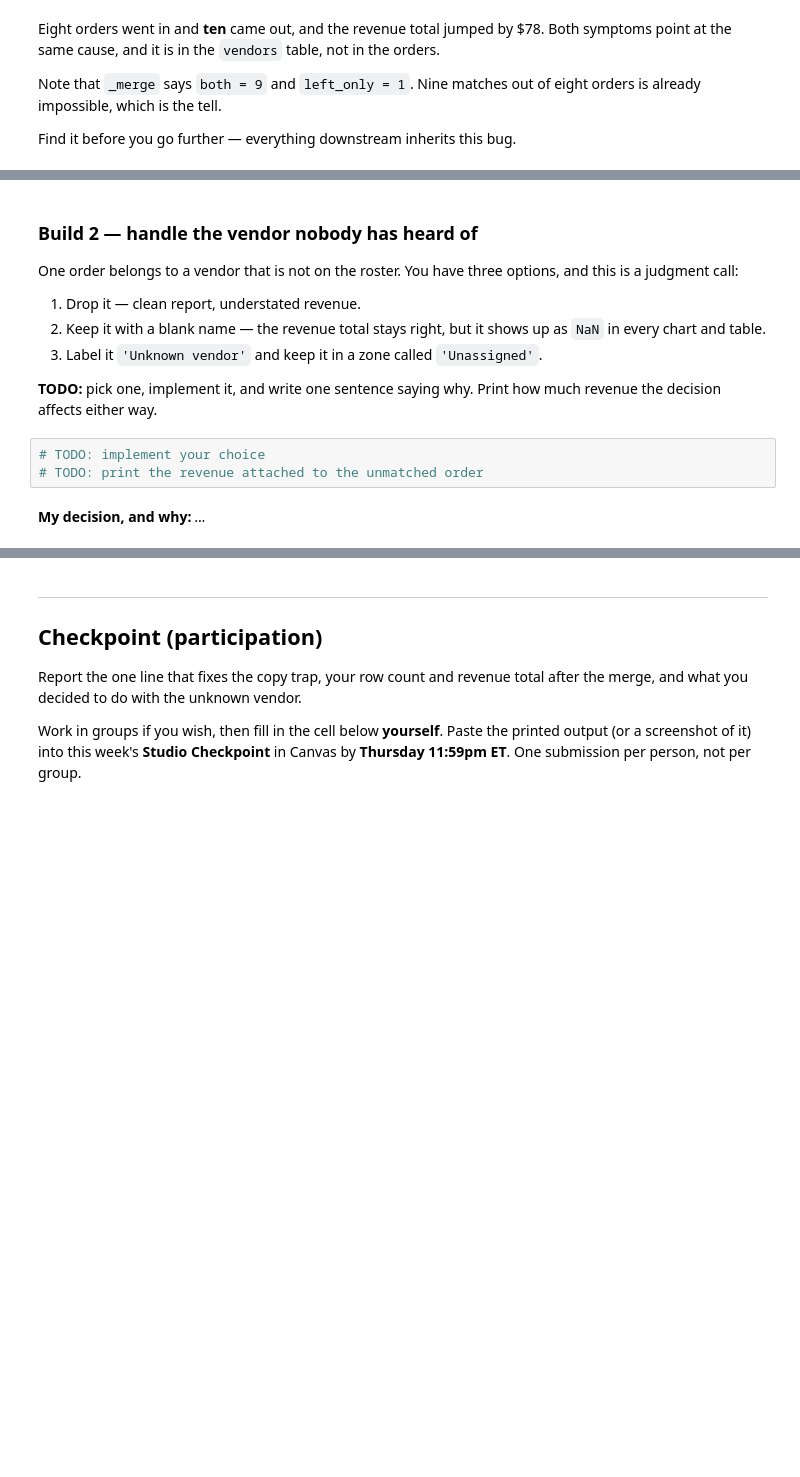
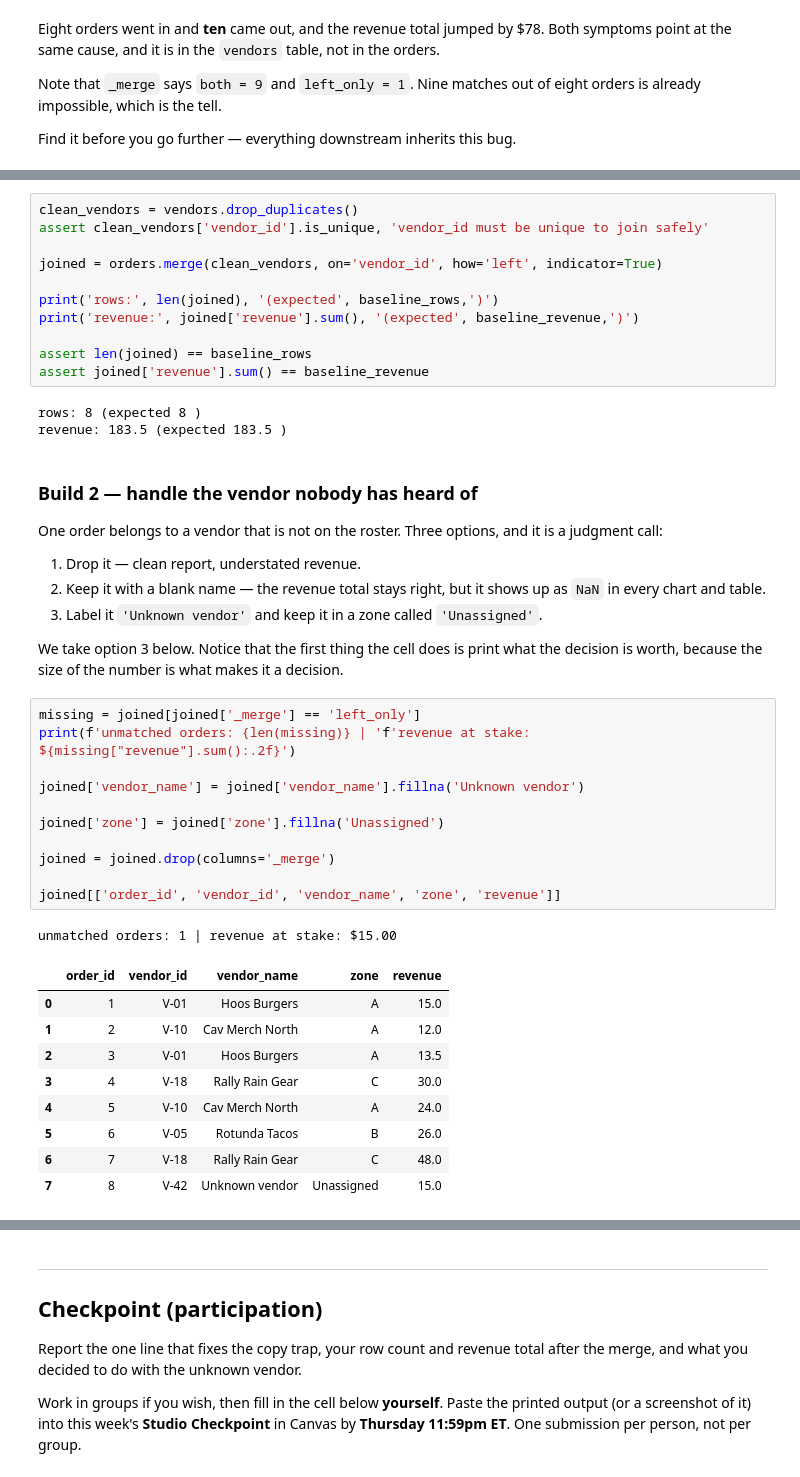
Before and after one commit to ahhill27/ds2002-fa26, a Jupyter notebook: notebooks/03-pandas-cleaning/2026-09-16 — Pandas Core Ops — Studio.ipynb, the cells around one changed output, grey strips where cells are left out. Drawn from its saved outputs; the diff is of its cells as text; blank space fills up the shorter version.

```diff
--- a/notebooks/03-pandas-cleaning/2026-09-16 — Pandas Core Ops — Studio.ipynb
+++ b/notebooks/03-pandas-cleaning/2026-09-16 — Pandas Core Ops — Studio.ipynb
@@ -229,15 +268,46 @@ print('duplicated vendor rows:', vendors.duplicated().sum())
+# %%
+clean_vendors = vendors.drop_duplicates()
+assert clean_vendors['vendor_id'].is_unique, 'vendor_id must be unique to join safely'
+
+joined = orders.merge(clean_vendors, on='vendor_id', how='left', indicator=True)
+
+print('rows:', len(joined), '(expected', baseline_rows,')')
+print('revenue:', joined['revenue'].sum(), '(expected', baseline_revenue,')')
+
+assert len(joined) == baseline_rows
+assert joined['revenue'].sum() == baseline_revenue
+# %% [output]
+rows: 8 (expected 8 )
+revenue: 183.5 (expected 183.5 )
 # %% [markdown]
 ### Build 2 — handle the vendor nobody has heard of
 
-One order belongs to a vendor that is not on the roster. You have three options, and this is a judgment call:
+One order belongs to a vendor that is not on the roster. Three options, and it is a judgment call:
 
 1. Drop it — clean report, understated revenue.
 2. Keep it with a blank name — the revenue total stays right, but it shows up as `NaN` in every chart and table.
 3. Label it `'Unknown vendor'` and keep it in a zone called `'Unassigned'`.
 
-**TODO:** pick one, implement it, and write one sentence saying why. Print how much revenue the decision affects either way.
+We take option 3 below. Notice that the first thing the cell does is print what the decision is worth, because the size of the number is what makes it a decision.
-# %%
-# TODO: implement your choice
-# TODO: print the revenue attached to the unmatched order
-# %% [markdown]
-**My decision, and why:** _..._
+# %%
+missing = joined[joined['_merge'] == 'left_only']
+print(f'unmatched orders: {len(missing)} | 'f'revenue at stake: ${missing["revenue"].sum():.2f}')
+
+joined['vendor_name'] = joined['vendor_name'].fillna('Unknown vendor')
+
+joined['zone'] = joined['zone'].fillna('Unassigned')
+
+joined = joined.drop(columns='_merge')
+
+joined[['order_id', 'vendor_id', 'vendor_name', 'zone', 'revenue']]
+# %% [output]
+unmatched orders: 1 | revenue at stake: $15.00
+|  | order_id | vendor_id | vendor_name | zone | revenue |
+| 0 | 1 | V-01 | Hoos Burgers | A | 15.0 |
+| 1 | 2 | V-10 | Cav Merch North | A | 12.0 |
+| 2 | 3 | V-01 | Hoos Burgers | A | 13.5 |
+| 3 | 4 | V-18 | Rally Rain Gear | C | 30.0 |
+| 4 | 5 | V-10 | Cav Merch North | A | 24.0 |
+| 5 | 6 | V-05 | Rotunda Tacos | B | 26.0 |
+| 6 | 7 | V-18 | Rally Rain Gear | C | 48.0 |
+| 7 | 8 | V-42 | Unknown vendor | Unassigned | 15.0 |
```
Also changed, not shown: parts of 25 cells of this notebook.
